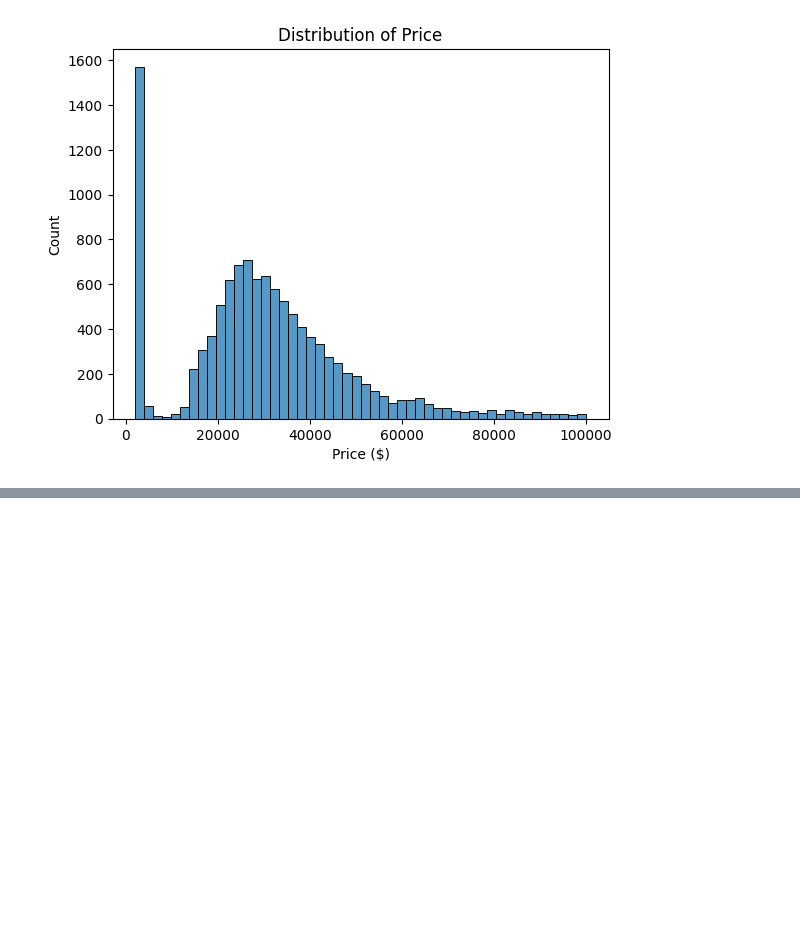
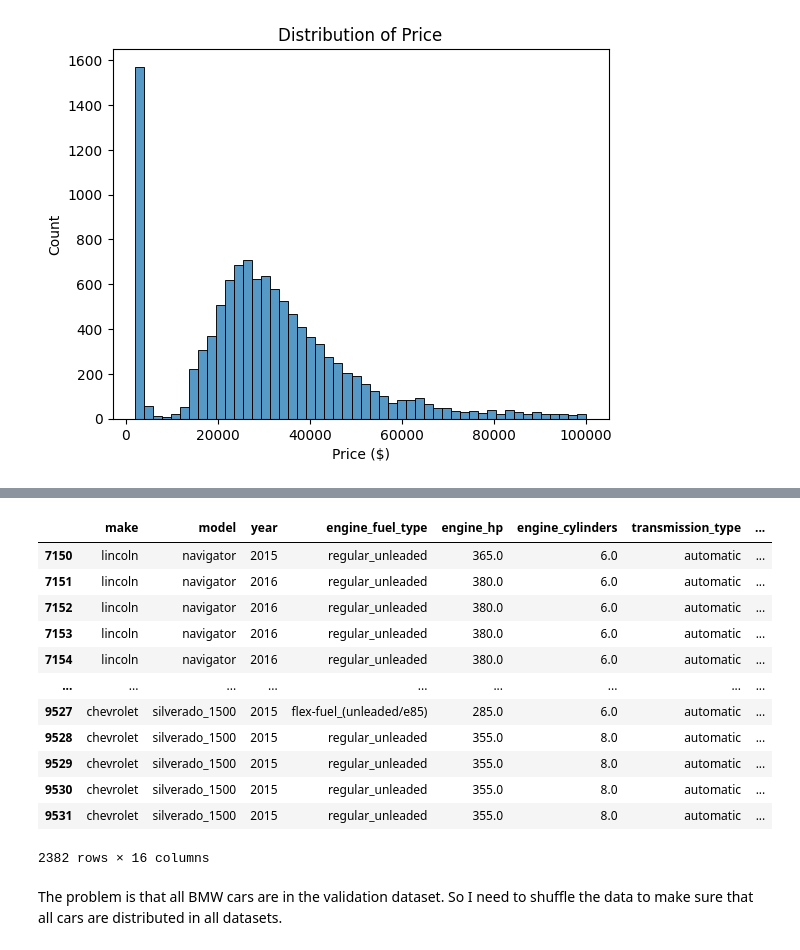
Before and after one commit to zarirahmani/car_price_prediction, a Jupyter notebook: car_price_prediction/regression.ipynb, the cells around one changed output, grey strips where cells are left out. Drawn from its saved outputs; the diff is of its cells as text; code cells hidden in the pictures; blank space fills up the shorter version.

```diff
--- a/car_price_prediction/regression.ipynb
+++ b/car_price_prediction/regression.ipynb
@@ -116,0 +188,5 @@ Text(0, 0.5, 'Count')
+# %%
+n_data = len(cars)
+n_val = int(n_data * 0.2)  # 20% of the data for validation
+n_test = int(n_data * 0.2)  # 20% of the data for testing
+n_train = n_data - n_val - n_test  # Remaining data for training
@@ -116,0 +211,22 @@ Text(0, 0.5, 'Count')
+# %%
+cars_train = cars.iloc[:n_train]
+cars_val = cars.iloc[n_train:n_train + n_val]
+cars_test = cars.iloc[n_train + n_val:]
+# %%
+cars_val
+# %% [output]
+|  | make | model | year | engine_fuel_type | engine_hp | engine_cylinders | transmission_type | ... |
+| 7150 | lincoln | navigator | 2015 | regular_unleaded | 365.0 | 6.0 | automatic | ... |
+| 7151 | lincoln | navigator | 2016 | regular_unleaded | 380.0 | 6.0 | automatic | ... |
+| 7152 | lincoln | navigator | 2016 | regular_unleaded | 380.0 | 6.0 | automatic | ... |
+| 7153 | lincoln | navigator | 2016 | regular_unleaded | 380.0 | 6.0 | automatic | ... |
+| 7154 | lincoln | navigator | 2016 | regular_unleaded | 380.0 | 6.0 | automatic | ... |
+| ... | ... | ... | ... | ... | ... | ... | ... | ... |
+| 9527 | chevrolet | silverado_1500 | 2015 | flex-fuel_(unleaded/e85) | 285.0 | 6.0 | automatic | ... |
+| 9528 | chevrolet | silverado_1500 | 2015 | regular_unleaded | 355.0 | 8.0 | automatic | ... |
+| 9529 | chevrolet | silverado_1500 | 2015 | regular_unleaded | 355.0 | 8.0 | automatic | ... |
+| 9530 | chevrolet | silverado_1500 | 2015 | regular_unleaded | 355.0 | 8.0 | automatic | ... |
+| 9531 | chevrolet | silverado_1500 | 2015 | regular_unleaded | 355.0 | 8.0 | automatic | ... |
+2382 rows × 16 columns
+# %% [markdown]
+The problem is that all BMW cars are in the validation dataset. So I need to shuffle the data to make sure that all cars are distributed in all datasets.
```
Also changed, not shown: parts of 40 cells of this notebook.
